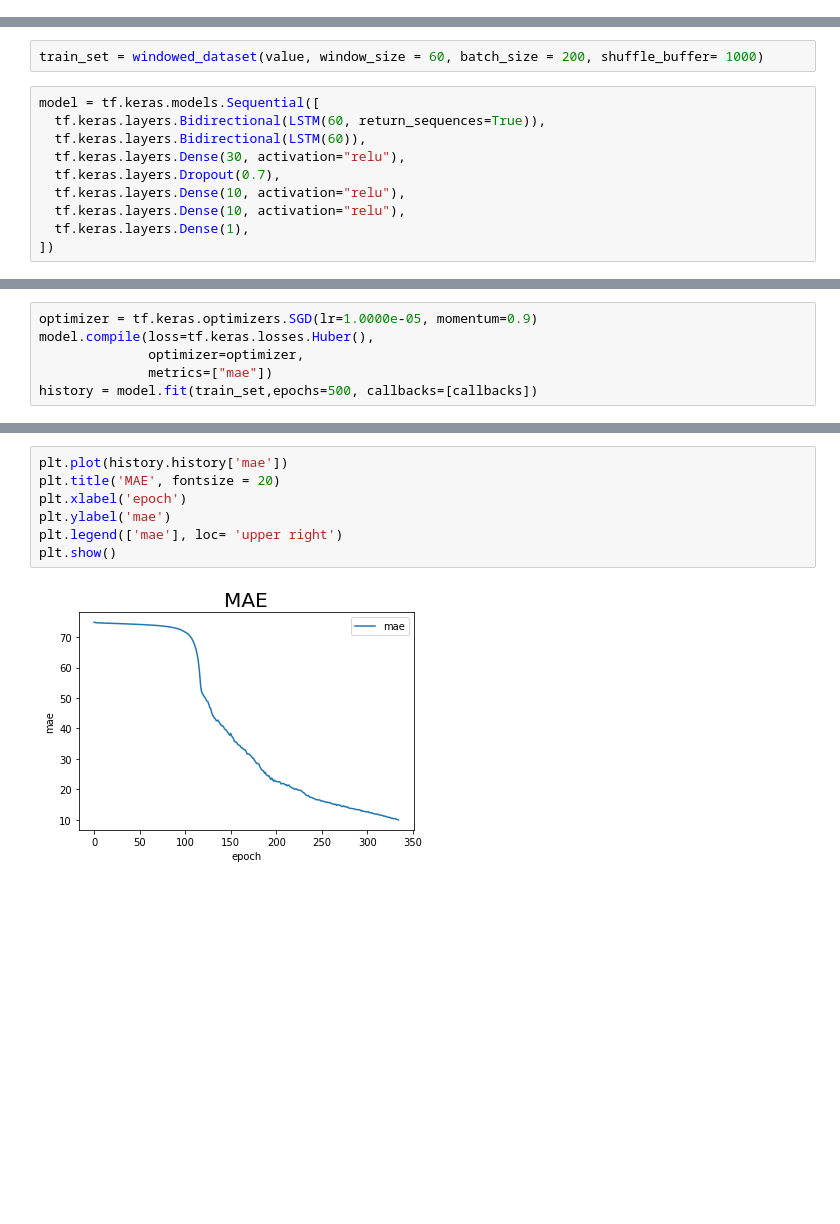
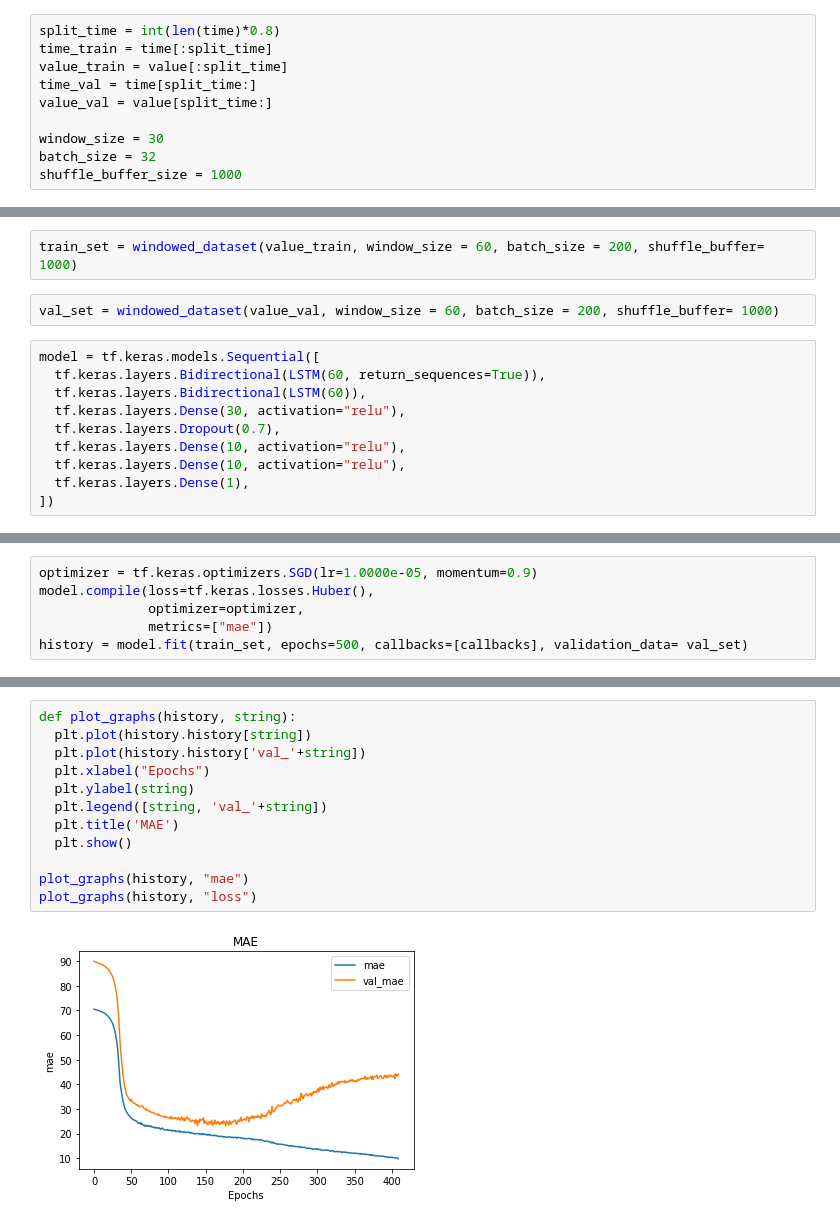
Before and after one commit to jnrhrry/TimeSeriesLSTM, a Jupyter notebook: Time_Series_Submission.ipynb, the cells around one changed output, grey strips where cells are left out. Cells and saved outputs as stored; diff of their text form; blank space fills up the shorter version.

Commit message:
Adding Validation Set

```diff
--- a/Time_Series_Submission.ipynb
+++ b/Time_Series_Submission.ipynb
@@ -70,6 +74,16 @@ plt.plot(time, value)
 plt.title('Heart Rate', fontsize=20);
 # %% [output]
 [figure]
+# %%
+split_time = int(len(time)*0.8)
+time_train = time[:split_time]
+value_train = value[:split_time]
+time_val = time[split_time:]
+value_val = value[split_time:]
+
+window_size = 30
+batch_size = 32
+shuffle_buffer_size = 1000
 # %%
 def windowed_dataset(series, window_size, batch_size, shuffle_buffer):
   series = tf.expand_dims(series, axis = -1)
@@ -80,7 +94,9 @@ def windowed_dataset(series, window_size, batch_size, shuffle_buffer):
   ds = ds.map(lambda w: (w[:-1], w[1:]))
   return ds.batch(batch_size).prefetch(1)
 # %%
-train_set = windowed_dataset(value, window_size = 60, batch_size = 200, shuffle_buffer= 1000)
+train_set = windowed_dataset(value_train, window_size = 60, batch_size = 200, shuffle_buffer= 1000)
+# %%
+val_set = windowed_dataset(value_val, window_size = 60, batch_size = 200, shuffle_buffer= 1000)
 # %%
 model = tf.keras.models.Sequential([
   tf.keras.layers.Bidirectional(LSTM(60, return_sequences=True)),
@@ -103,6 +120,6 @@ optimizer = tf.keras.optimizers.SGD(lr=1.0000e-05, momentum=0.9)
 model.compile(loss=tf.keras.losses.Huber(),
               optimizer=optimizer,
               metrics=["mae"])
-history = model.fit(train_set,epochs=500, callbacks=[callbacks])
+history = model.fit(train_set, epochs=500, callbacks=[callbacks], validation_data= val_set)
 # %% [output]
 Epoch 1/500
@@ -125,9 +142,14 @@ MAE model less than 10% data scale.
-# %%
-plt.plot(history.history['mae'])
-plt.title('MAE', fontsize = 20)
-plt.xlabel('epoch')
-plt.ylabel('mae')
-plt.legend(['mae'], loc= 'upper right')
-plt.show()
-# %% [output]
-[figure, removed]
+# %%
+def plot_graphs(history, string):
+  plt.plot(history.history[string])
+  plt.plot(history.history['val_'+string])
+  plt.xlabel("Epochs")
+  plt.ylabel(string)
+  plt.legend([string, 'val_'+string])
+  plt.title('MAE')
+  plt.show()
+
+plot_graphs(history, "mae")
+plot_graphs(history, "loss")
+# %% [output]
+[figure, added]
```
Also changed, not shown: parts of 7 cells of this notebook, 1 other file.
